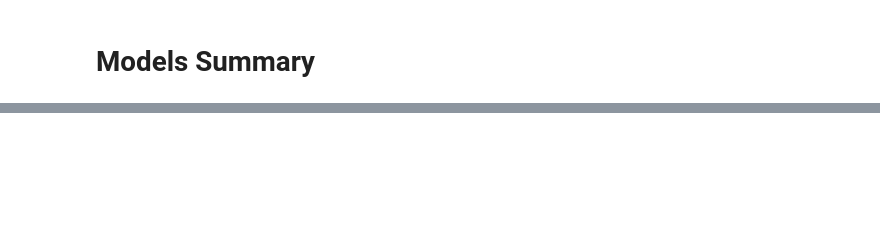
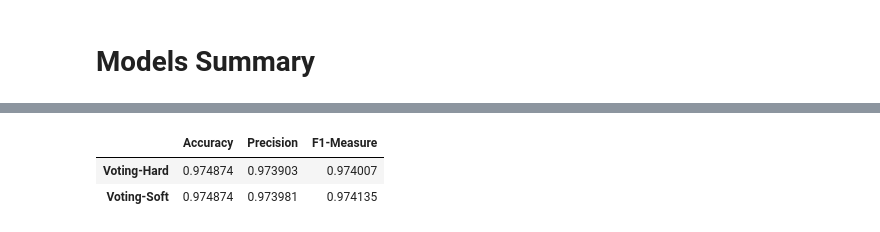
Before and after one commit to Geraldworks/BT4222, a Jupyter notebook: traditional_models_bag_easy.ipynb, the cells around one changed output, grey strips where cells are left out. Cells and saved outputs as stored; diff of their text form; code cells hidden in the pictures; blank space fills up the shorter version.

```diff
--- a/traditional_models_bag_easy.ipynb
+++ b/traditional_models_bag_easy.ipynb
@@ -290,0 +332,7 @@ metrics_summary
+# %%
+vsreport = vs.voting()
+vsreport
+# %% [output]
+|  | Accuracy | Precision | F1-Measure |
+| Voting-Hard | 0.974874 | 0.973903 | 0.974007 |
+| Voting-Soft | 0.974874 | 0.973981 | 0.974135 |
```
Also changed, not shown: parts of 12 cells of this notebook, 5 other files.
